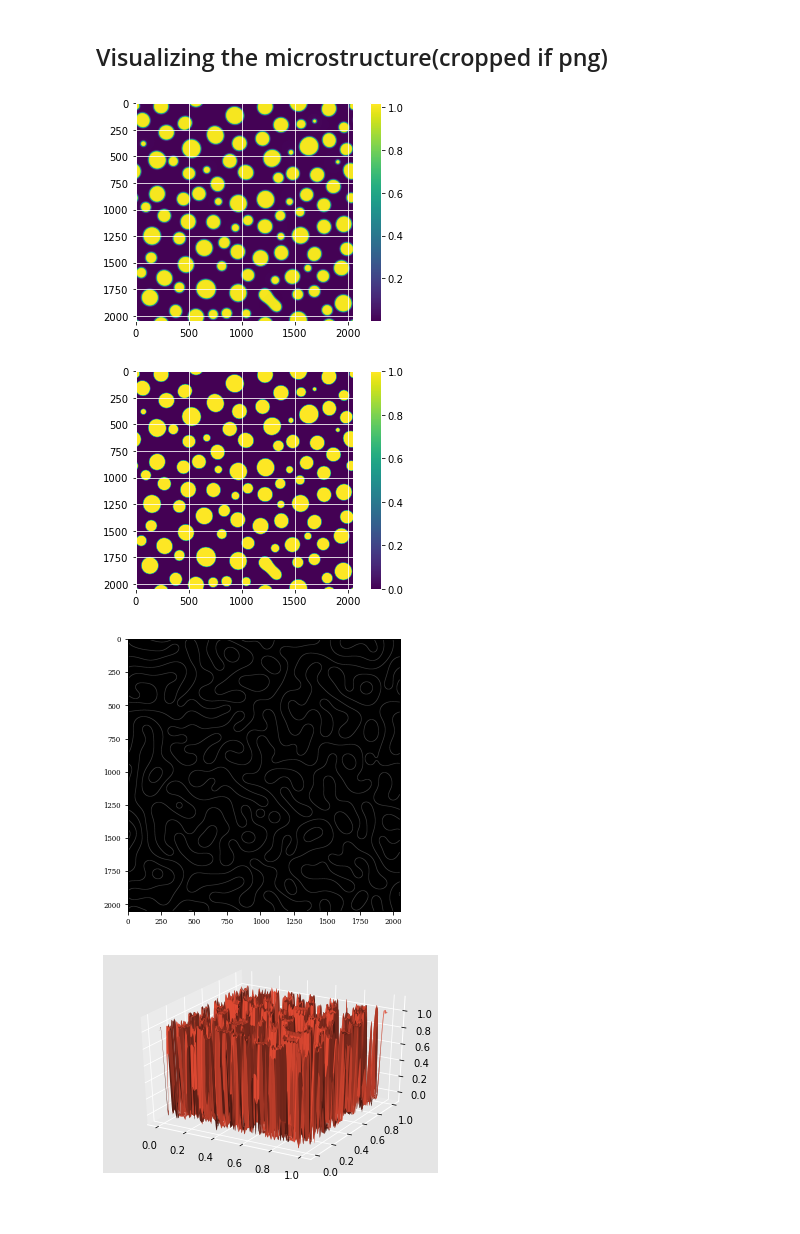
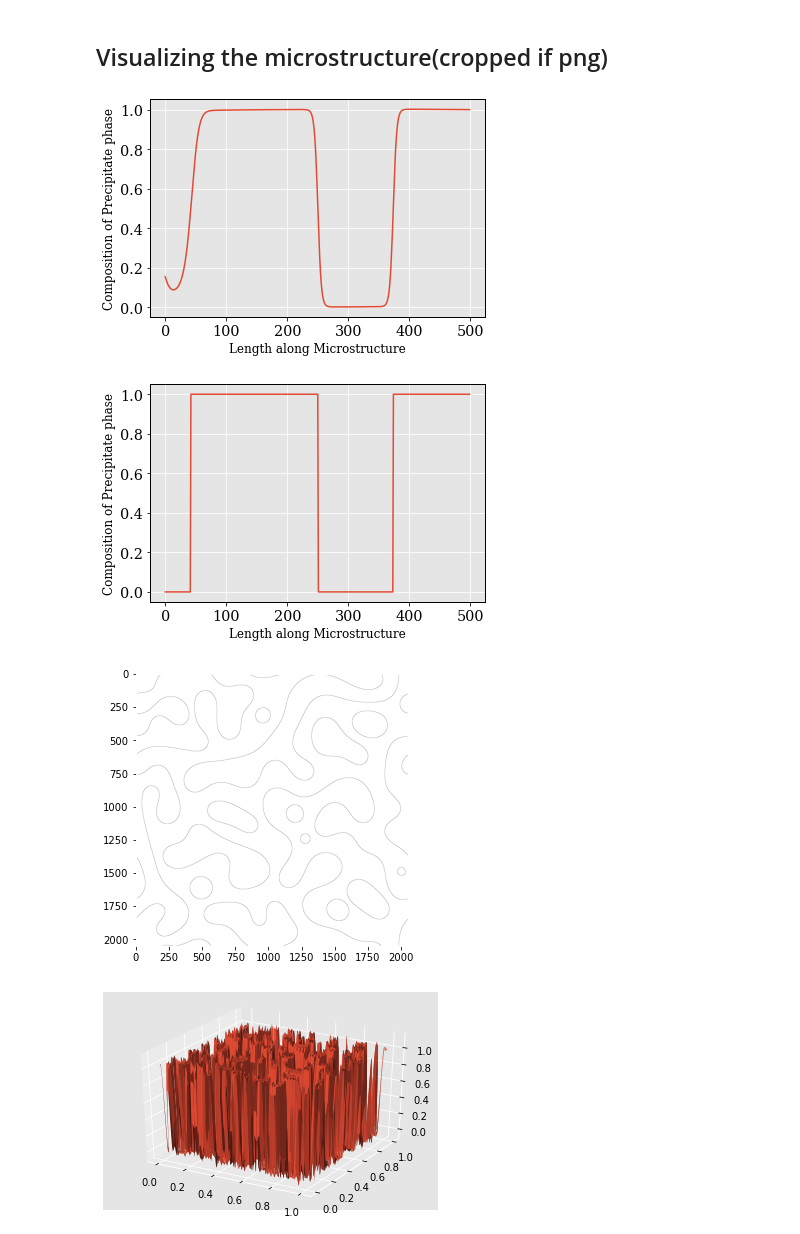
Before and after one commit to nhgowtham/MicrostructureStatistics, a Jupyter notebook: 2 point correlations example.ipynb, the cells around one changed output. Cells and saved outputs as stored; diff of their text form; code cells hidden in the pictures; blank space fills up the shorter version.

Commit message:
Composition profile plot

```diff
--- a/2 point correlations example.ipynb
+++ b/2 point correlations example.ipynb
@@ -10,29 +10,40 @@ from Scripts import plots
 # %% [markdown]
 ### Changing the image from png/dat file to numpy array
 # %%
-image_path ='/home/sushil/Desktop/adithya/ISOTROPIC/C03/time_047800.dat'
+image_path ='/home/sushil/Desktop/adithya/ISOTROPIC/C05/time_047800.dat'
 img_ = corr.dat_to_numpy(image_path)
 # %% [markdown]
 ## Visualizing the microstructure(cropped if png)
 # %%
-plt.imshow(img_)
-plt.colorbar()
+
+plt.plot(img_[750][0:500])
+plt.xlabel('Length along Microstructure')
+plt.ylabel('Composition of Precipitate phase')
 plt.show()
+
+# plt.imshow(img_)
+# plt.colorbar()
+# plt.show()
 img_1 = vel.gaussian_filter(img_,5)
 img_1 = (img_1>0.5)*1
 
-plt.imshow(img_1)
-plt.colorbar()
+# plt.imshow(img_1)
+# plt.colorbar()
+# plt.show()
+
+plt.plot(img_1[750][0:500])
+plt.xlabel('Length along Microstructure')
+plt.ylabel('Composition of Precipitate phase')
 plt.show()
 # %% [output]
-[figure, old version]
+[figure, new version]
-[figure, old version]
+[figure, new version]
 # %%
 plt.rcParams["figure.figsize"] = (5,5)
-plt.imshow(vel.regionsOfBoundary(img_1),cmap=plt.cm.gray)
+plt.imshow(vel.regionsOfBoundary(img_1),cmap=plt.cm.binary)
 plt.grid(False)
 # %% [output]
-[figure, old version]
+[figure, new version]
 # %%
 x = np.linspace(0, 1, img_.shape[0])
 y = np.linspace(0, 1,img_.shape[1])
```
